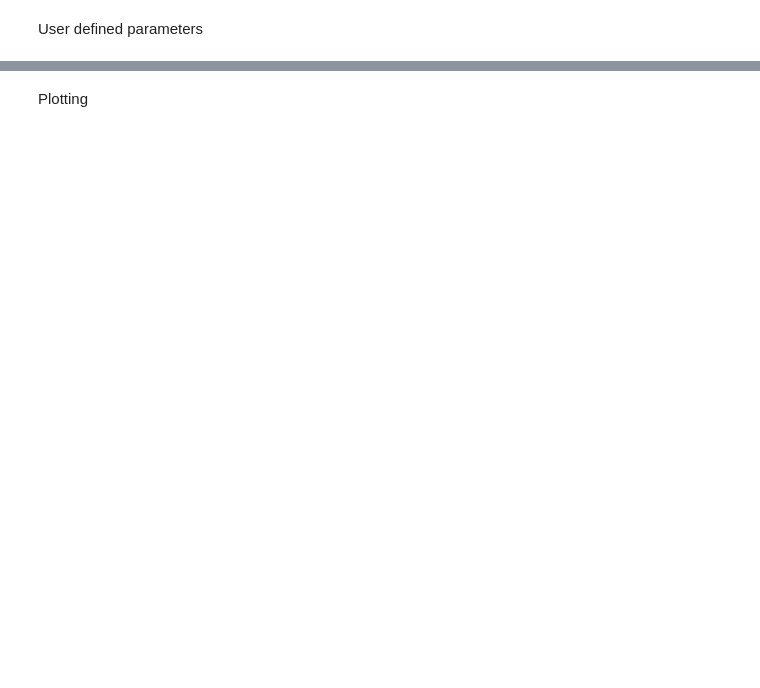
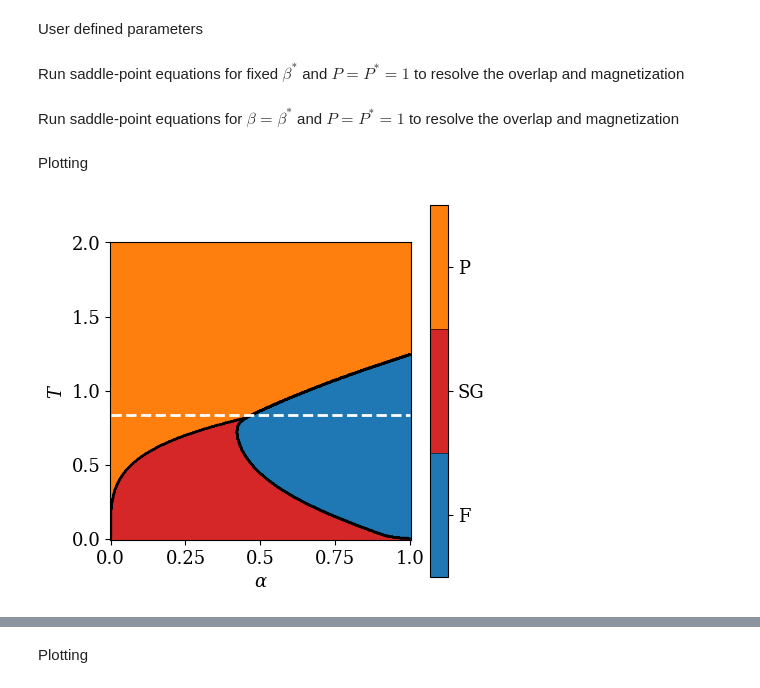
Before and after one commit to RobinTher/Restricted_Boltzmann_Machine, a Jupyter notebook: Reproduce_figures.ipynb, the cells around one changed output, grey strips where cells are left out. Drawn from its saved outputs; the diff is of its cells as text; code cells hidden in the pictures; blank space fills up the shorter version.

```diff
--- a/Reproduce_figures.ipynb
+++ b/Reproduce_figures.ipynb
@@ -15,0 +45,42 @@ User defined parameters
+# %% [markdown]
+Run saddle-point equations for fixed $\beta^*$ and $P = P^* = 1$ to resolve the overlap and magnetization
+# %%
+m_init = np.ones((n_beta, n_alpha))
+q_init = np.ones((n_beta, n_alpha))
+
+m, q = iterator.iterate(t, beta_s, beta_range, alpha_range, m_init, q_init)
+
+m = np.squeeze(m)
+q = np.squeeze(q)
+
+phase_indicator = np.zeros((n_beta, n_alpha))
+phase_indicator = np.where(q > tol, 1, phase_indicator)
+phase_indicator = np.where(m > tol, 2, phase_indicator)
+with open("./Data/phase_indicator_beta_s=%.2f.npy" % beta_s, "wb") as file:
+    np.save(file, phase_indicator)
+# %% [markdown]
+Run saddle-point equations for $\beta = \beta^*$ and $P = P^* = 1$ to resolve the overlap and magnetization
+# %%
+m_init = np.ones((n_beta, n_alpha))
+q_init = np.ones((n_beta, n_alpha))
+
+m, q = iterator.iterate(t, beta_range, beta_range, alpha_range, m_init, q_init)
+
+m = np.squeeze(m)
+q = np.squeeze(q)
+
+phase_indicator = np.zeros((n_beta, n_alpha))
+phase_indicator = np.where(q > tol, 1, phase_indicator)
+phase_indicator = np.where(m > tol, 2, phase_indicator)
+with open("./Data/phase_indicator_nishimori.npy", "wb") as file:
+    np.save(file, phase_indicator)
+# %% [markdown]
+Plotting
+# %%
+with open("./Data/phase_indicator_beta_s=%.2f.npy" % beta_s, "rb") as file:
+    phase_diagram = np.load(file)
+
+phase_diagram = 1 - phase_diagram / np.max(phase_diagram)
+Saddle_point_iteration_P_1.plot_phase(phase_diagram, n_beta, n_alpha, alpha_range, T_range, T_ref = 1/beta_s)
+# %% [output]
+[figure, added]
```
Also changed, not shown: parts of 97 cells of this notebook, 11 other files.
